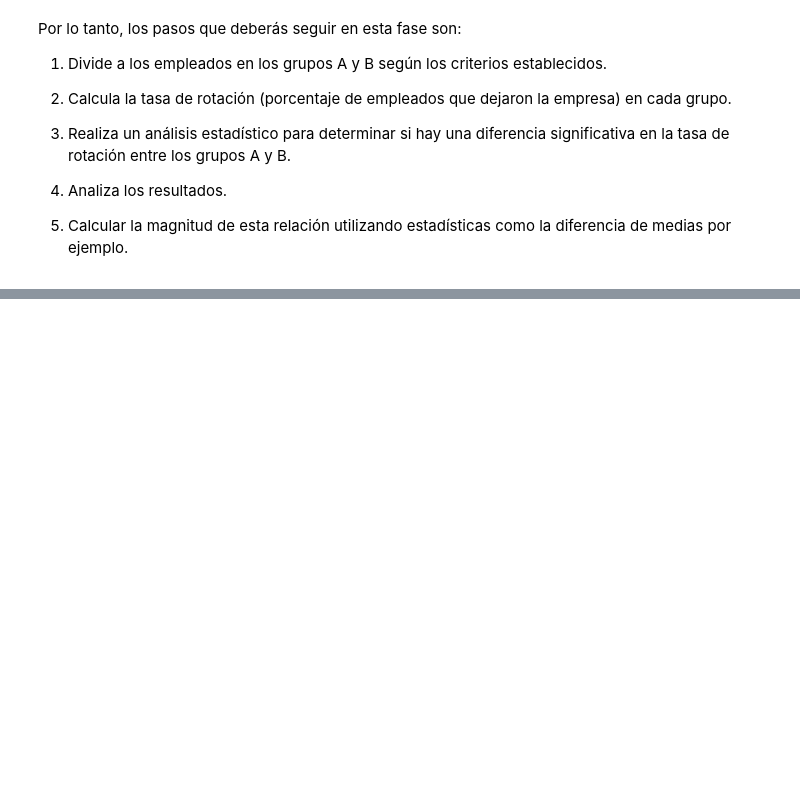
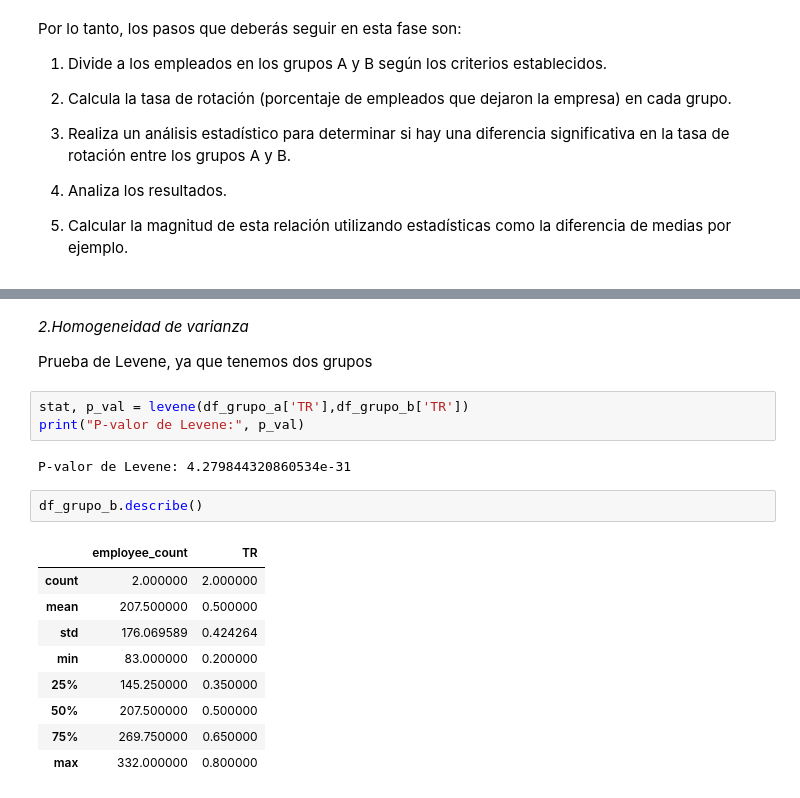
Before and after one commit to Paulamc1695/proyecto_da_promo_J_modulo_3, a Jupyter notebook: Fase_4_AB_testing.ipynb, the cells around one changed output, grey strips where cells are left out. Cells and saved outputs as stored; diff of their text form; blank space fills up the shorter version.

```diff
--- a/Fase_4_AB_testing.ipynb
+++ b/Fase_4_AB_testing.ipynb
@@ -108,0 +181,21 @@ df_AB
+# %% [markdown]
+*2.Homogeneidad de varianza*
+
+Prueba de Levene, ya que tenemos dos grupos
+# %%
+stat, p_val = levene(df_grupo_a['TR'],df_grupo_b['TR'])
+print("P-valor de Levene:", p_val)
+# %% [output]
+P-valor de Levene: 4.279844320860534e-31
+# %%
+df_grupo_b.describe()
+# %% [output]
+|  | employee_count | TR |
+| count | 2.000000 | 2.000000 |
+| mean | 207.500000 | 0.500000 |
+| std | 176.069589 | 0.424264 |
+| min | 83.000000 | 0.200000 |
+| 25% | 145.250000 | 0.350000 |
+| 50% | 207.500000 | 0.500000 |
+| 75% | 269.750000 | 0.650000 |
+| max | 332.000000 | 0.800000 |
```
Also changed, not shown: parts of 18 cells of this notebook.
